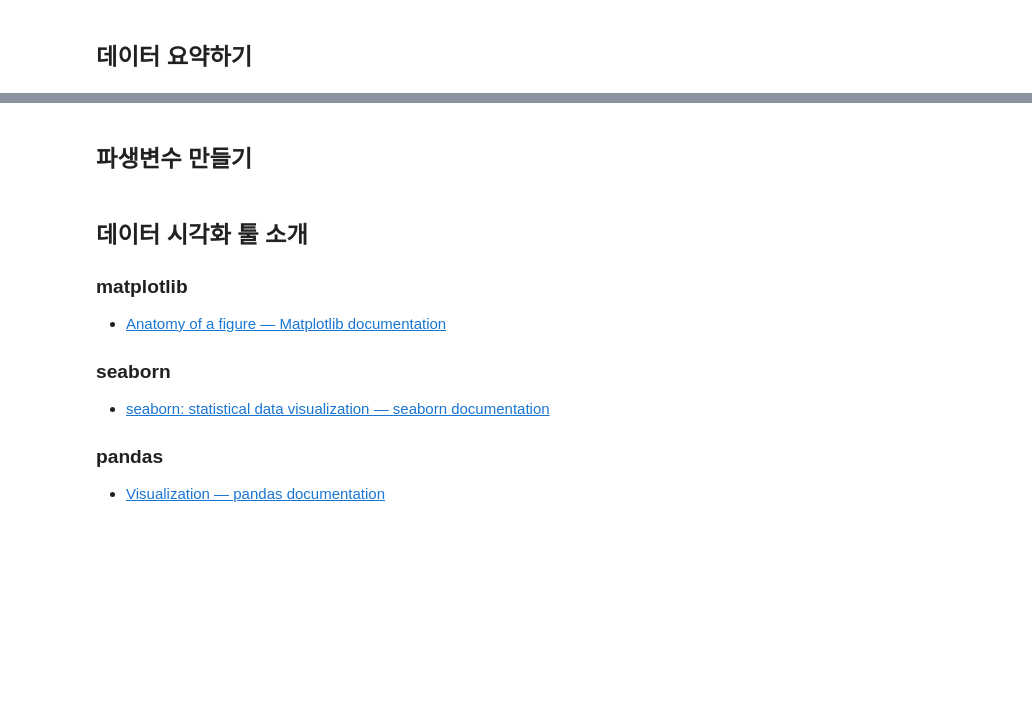
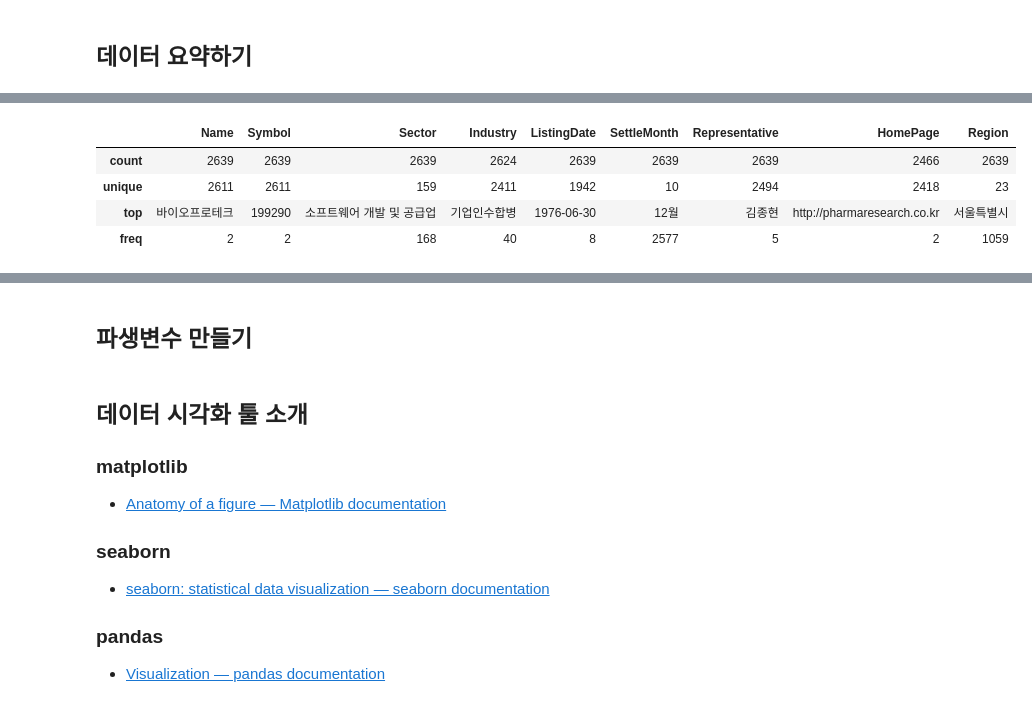
Before and after one commit to jamjamzo/finance-data-analysis, a Jupyter notebook: 2.2. KRX 전체 종목분석-input.ipynb, the cells around one changed output, grey strips where cells are left out. Saved outputs shown, nothing was run; the diff lists cells and outputs as text; code cells hidden in the pictures; blank space fills up the shorter version.

```diff
--- a/2.2. KRX 전체 종목분석-input.ipynb
+++ b/2.2. KRX 전체 종목분석-input.ipynb
@@ -95,3 +95,6 @@ FinanceDataReader 에서는 코스피, 코스닥, 코넥스 정보가 있는 엑
 # krx 파일이 없다면 아래 주석을 제거하고 csv 파일을 로드해 보세요!
 # df = pd.read_csv("https://raw.githubusercontent.com/corazzon/finance-data-analysis/main/krx.csv")
 # df
+
+df = pd.read_csv("krx.csv", dtype={'Symbol':object})
+df.shape
@@ -115,4 +153,11 @@ FinanceDataReader 에서는 코스피, 코스닥, 코넥스 정보가 있는 엑
 # %%
 # describe 로 기술통계값을 봅니다.
+df.describe()
+# %% [output]
+|  | Name | Symbol | Sector | Industry | ListingDate | SettleMonth | Representative | HomePage | Region |
+| count | 2639 | 2639 | 2639 | 2624 | 2639 | 2639 | 2639 | 2466 | 2639 |
+| unique | 2611 | 2611 | 159 | 2411 | 1942 | 10 | 2494 | 2418 | 23 |
+| top | 바이오프로테크 | 199290 | 소프트웨어 개발 및 공급업 | 기업인수합병 | 1976-06-30 | 12월 | 김종현 | http://pharmaresearch.co.kr | 서울특별시 |
+| freq | 2 | 2 | 168 | 40 | 8 | 2577 | 5 | 2 | 1059 |
 # %%
 # 중복을 제외한 unique 값의 갯수를 봅니다.
```
Also changed, not shown: parts of 27 cells of this notebook, 1 other file.
